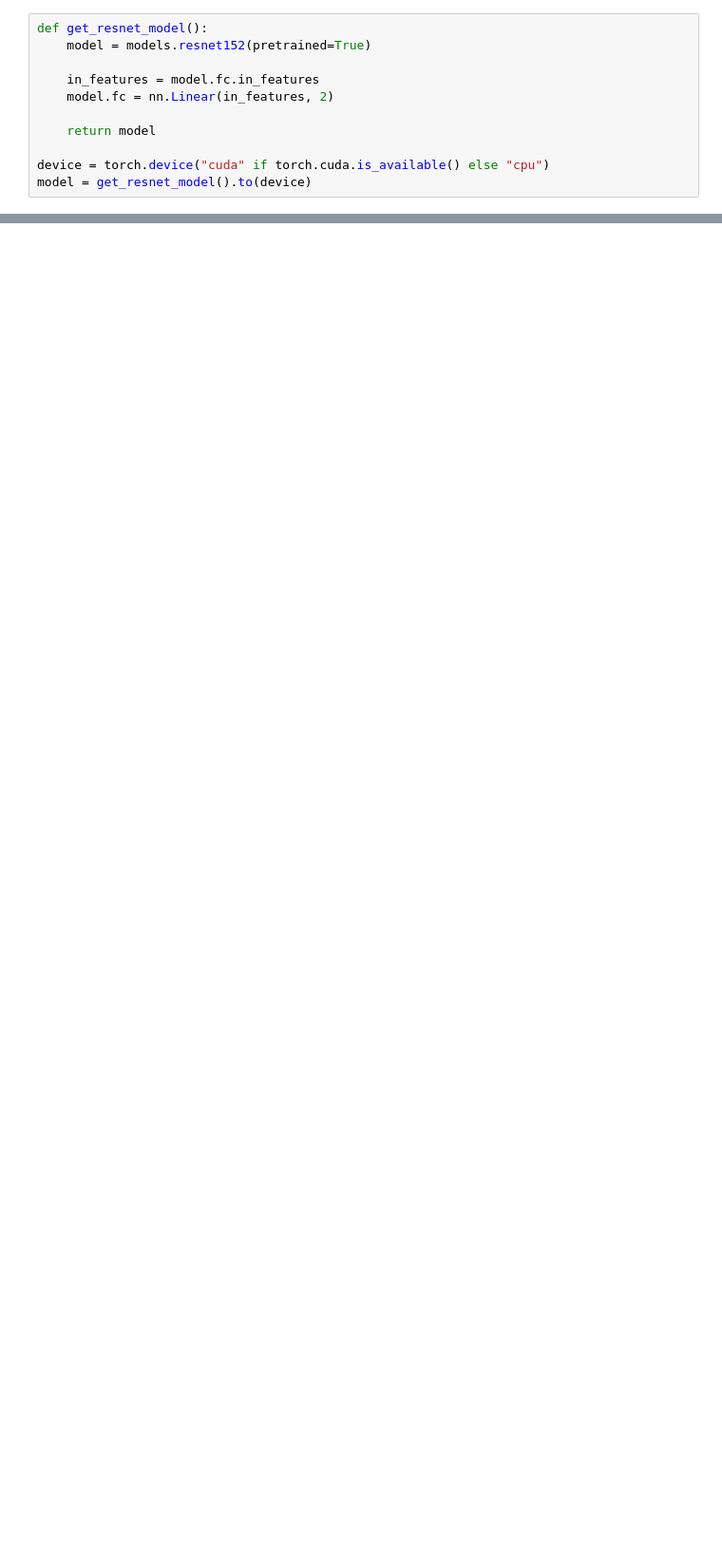
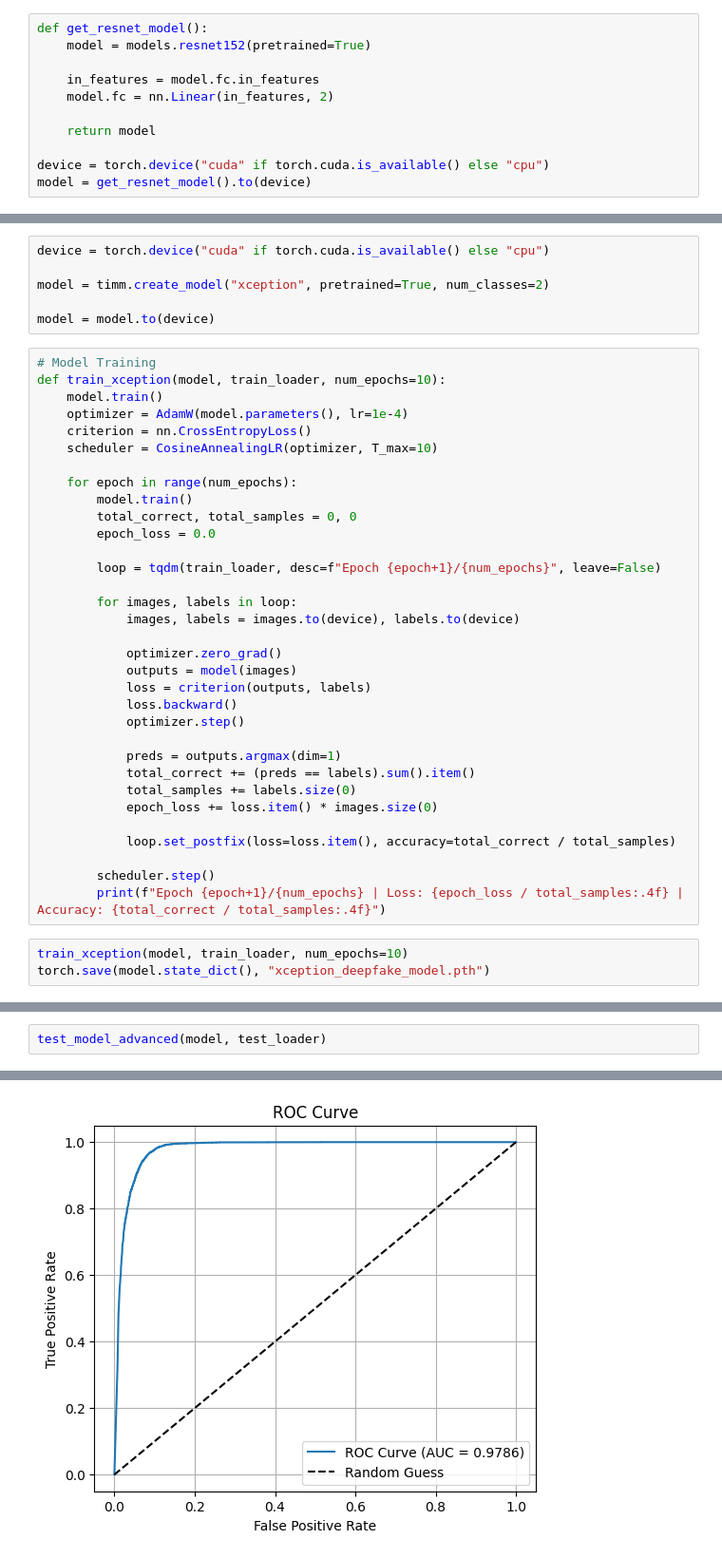
Before and after one commit to pranav-85/deep_fake, a Jupyter notebook: main.ipynb, the cells around one changed output, grey strips where cells are left out. Shown: that part at 95% size. Saved outputs shown, nothing was run; the diff lists cells and outputs as text; blank space fills up the shorter version.

```diff
--- a/main.ipynb
+++ b/main.ipynb
@@ -273,0 +685,42 @@ Label: 0
+# %%
+device = torch.device("cuda" if torch.cuda.is_available() else "cpu")
+
+model = timm.create_model("xception", pretrained=True, num_classes=2)
+
+model = model.to(device)
+# %%
+# Model Training
+def train_xception(model, train_loader, num_epochs=10):
+    model.train()
+    optimizer = AdamW(model.parameters(), lr=1e-4)
+    criterion = nn.CrossEntropyLoss()
+    scheduler = CosineAnnealingLR(optimizer, T_max=10)
+
+    for epoch in range(num_epochs):
+        model.train()
+        total_correct, total_samples = 0, 0
+        epoch_loss = 0.0
+
+        loop = tqdm(train_loader, desc=f"Epoch {epoch+1}/{num_epochs}", leave=False)
+
+        for images, labels in loop:
+            images, labels = images.to(device), labels.to(device)
+
+            optimizer.zero_grad()
+            outputs = model(images)
+            loss = criterion(outputs, labels)
+            loss.backward()
+            optimizer.step()
+
+            preds = outputs.argmax(dim=1)
+            total_correct += (preds == labels).sum().item()
+            total_samples += labels.size(0)
+            epoch_loss += loss.item() * images.size(0)
+
+            loop.set_postfix(loss=loss.item(), accuracy=total_correct / total_samples)
+
+        scheduler.step()
+        print(f"Epoch {epoch+1}/{num_epochs} | Loss: {epoch_loss / total_samples:.4f} | Accuracy: {total_correct / total_samples:.4f}")
+# %%
+train_xception(model, train_loader, num_epochs=10)
+torch.save(model.state_dict(), "xception_deepfake_model.pth")
@@ -273,0 +738,3 @@ Label: 0
+# %%
+test_model_advanced(model, test_loader)
+# %% [output]
@@ -273,0 +745 @@ Label: 0
+[figure, added]
```
Also changed, not shown: parts of 38 cells of this notebook, 5 other files.
